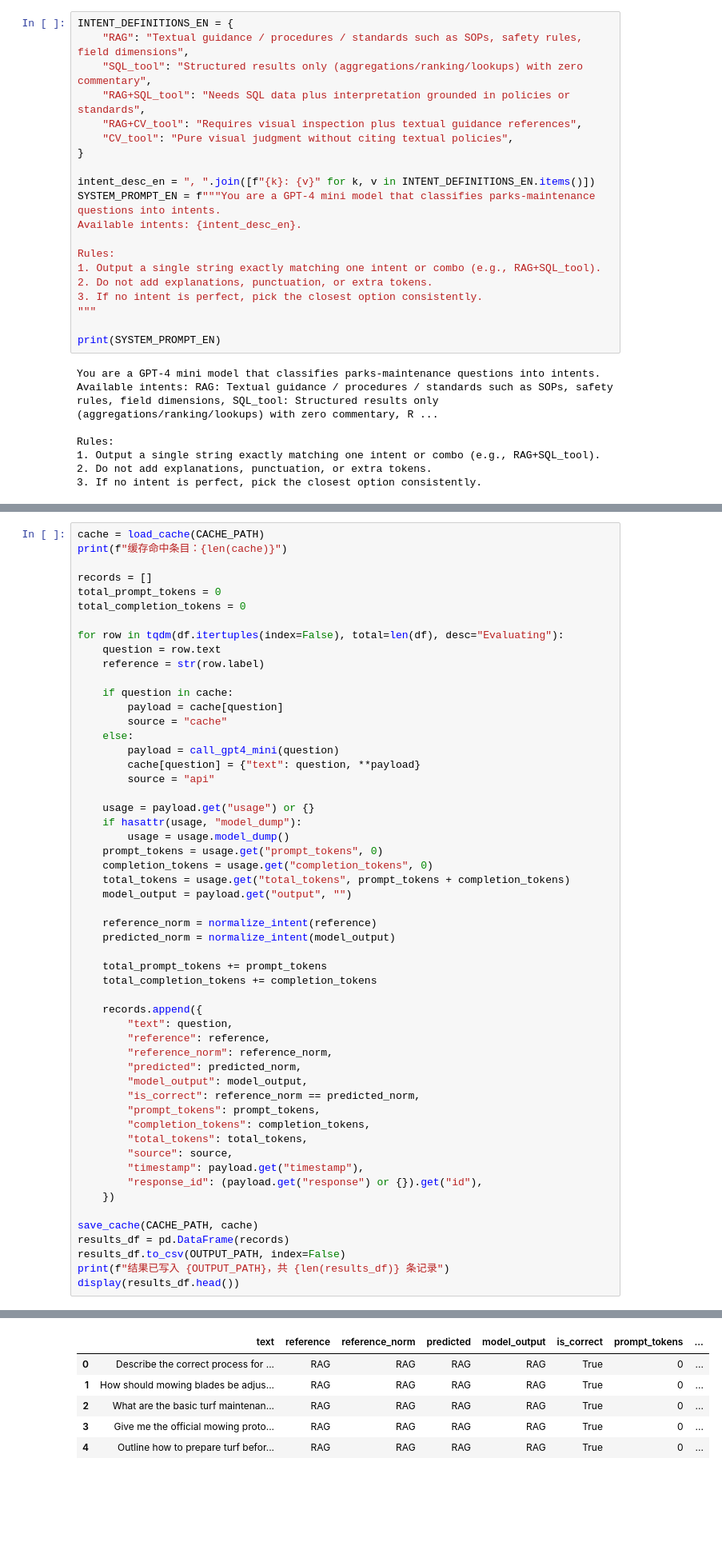
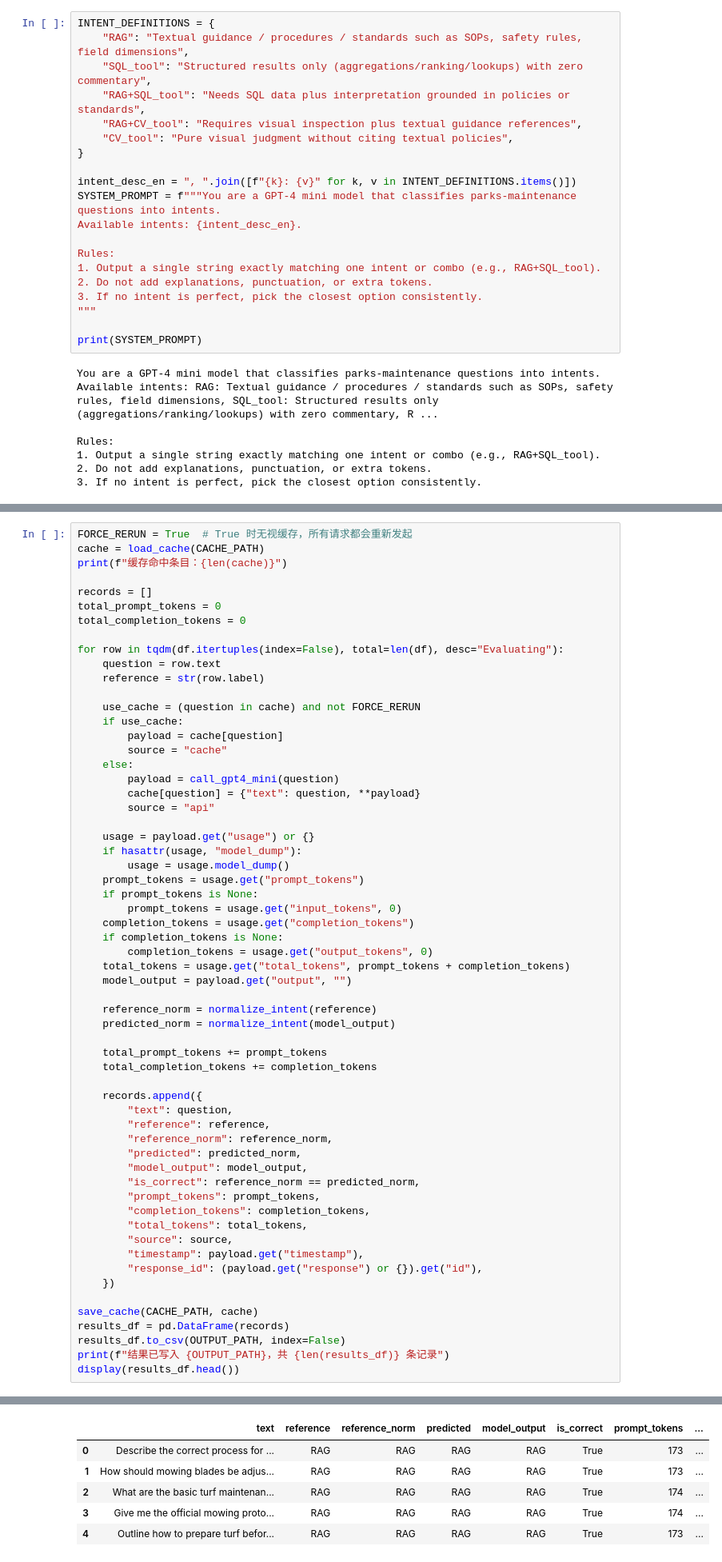
Before and after one commit to HEsiyun/urban-park-multimodal-ai, a Jupyter notebook: experiment/nlu_cost_eval.ipynb, the cells around one changed output, grey strips where cells are left out. Shown: that part at 80% size. Cells and saved outputs as stored; diff of their text form; blank space fills up the shorter version.

```diff
--- a/experiment/nlu_cost_eval.ipynb
+++ b/experiment/nlu_cost_eval.ipynb
@@ -136,5 +108,5 @@ print(SYSTEM_PROMPT)
 # %%
-INTENT_DEFINITIONS_EN = {
+INTENT_DEFINITIONS = {
     "RAG": "Textual guidance / procedures / standards such as SOPs, safety rules, field dimensions",
     "SQL_tool": "Structured results only (aggregations/ranking/lookups) with zero commentary",
     "RAG+SQL_tool": "Needs SQL data plus interpretation grounded in policies or standards",
@@ -142,8 +114,8 @@ INTENT_DEFINITIONS_EN = {
     "CV_tool": "Pure visual judgment without citing textual policies",
 }
 
-intent_desc_en = ", ".join([f"{k}: {v}" for k, v in INTENT_DEFINITIONS_EN.items()])
-SYSTEM_PROMPT_EN = f"""You are a GPT-4 mini model that classifies parks-maintenance questions into intents.
+intent_desc_en = ", ".join([f"{k}: {v}" for k, v in INTENT_DEFINITIONS.items()])
+SYSTEM_PROMPT = f"""You are a GPT-4 mini model that classifies parks-maintenance questions into intents.
 Available intents: {intent_desc_en}.
 
 Rules:
@@ -152,7 +124,7 @@ Rules:
 3. If no intent is perfect, pick the closest option consistently.
 """
 
-print(SYSTEM_PROMPT_EN)
+print(SYSTEM_PROMPT)
 # %% [output]
 You are a GPT-4 mini model that classifies parks-maintenance questions into intents.
 Available intents: RAG: Textual guidance / procedures / standards such as SOPs, safety rules, field dimensions, SQL_tool: Structured results only (aggregations/ranking/lookups) with zero commentary, R ...
@@ -241,6 +213,7 @@ def call_gpt4_mini(question: str,
 - 每条数据都会记录 prompt/completion tokens、模型原始输出与是否命中缓存。
 - 所有结果会写入 `experiment/results/nlu_eval_strict_gpt4mini_results.csv`，便于后续分析或复现。
 # %%
+FORCE_RERUN = True  # True 时无视缓存，所有请求都会重新发起
 cache = load_cache(CACHE_PATH)
 print(f"缓存命中条目：{len(cache)}")
 
@@ -252,7 +225,8 @@ for row in tqdm(df.itertuples(index=False), total=len(df), desc="Evaluating"):
     question = row.text
     reference = str(row.label)
 
-    if question in cache:
+    use_cache = (question in cache) and not FORCE_RERUN
+    if use_cache:
         payload = cache[question]
         source = "cache"
     else:
@@ -263,8 +237,12 @@ for row in tqdm(df.itertuples(index=False), total=len(df), desc="Evaluating"):
     usage = payload.get("usage") or {}
     if hasattr(usage, "model_dump"):
         usage = usage.model_dump()
-    prompt_tokens = usage.get("prompt_tokens", 0)
-    completion_tokens = usage.get("completion_tokens", 0)
+    prompt_tokens = usage.get("prompt_tokens")
+    if prompt_tokens is None:
+        prompt_tokens = usage.get("input_tokens", 0)
+    completion_tokens = usage.get("completion_tokens")
+    if completion_tokens is None:
+        completion_tokens = usage.get("output_tokens", 0)
     total_tokens = usage.get("total_tokens", prompt_tokens + completion_tokens)
     model_output = payload.get("output", "")
 
@@ -299,10 +277,10 @@ display(results_df.head())
 结果已写入 /Users/jinghgao/Documents/GitHub/CS7980/capstone_mvp/experiment/results/nlu_eval_strict_gpt4mini_results.csv，共 50 条记录
 |  | text | reference | reference_norm | predicted | model_output | is_correct | prompt_tokens | ... |
-| 0 | Describe the correct process for ... | RAG | RAG | RAG | RAG | True | 0 | ... |
-| 1 | How should mowing blades be adjus... | RAG | RAG | RAG | RAG | True | 0 | ... |
-| 2 | What are the basic turf maintenan... | RAG | RAG | RAG | RAG | True | 0 | ... |
-| 3 | Give me the official mowing proto... | RAG | RAG | RAG | RAG | True | 0 | ... |
-| 4 | Outline how to prepare turf befor... | RAG | RAG | RAG | RAG | True | 0 | ... |
+| 0 | Describe the correct process for ... | RAG | RAG | RAG | RAG | True | 173 | ... |
+| 1 | How should mowing blades be adjus... | RAG | RAG | RAG | RAG | True | 173 | ... |
+| 2 | What are the basic turf maintenan... | RAG | RAG | RAG | RAG | True | 174 | ... |
+| 3 | Give me the official mowing proto... | RAG | RAG | RAG | RAG | True | 174 | ... |
+| 4 | Outline how to prepare turf befor... | RAG | RAG | RAG | RAG | True | 173 | ... |
 # %% [markdown]
 ## 5. 评估指标与可视化
 # %%
```
Also changed, not shown: parts of 7 cells of this notebook, 3 other files.
